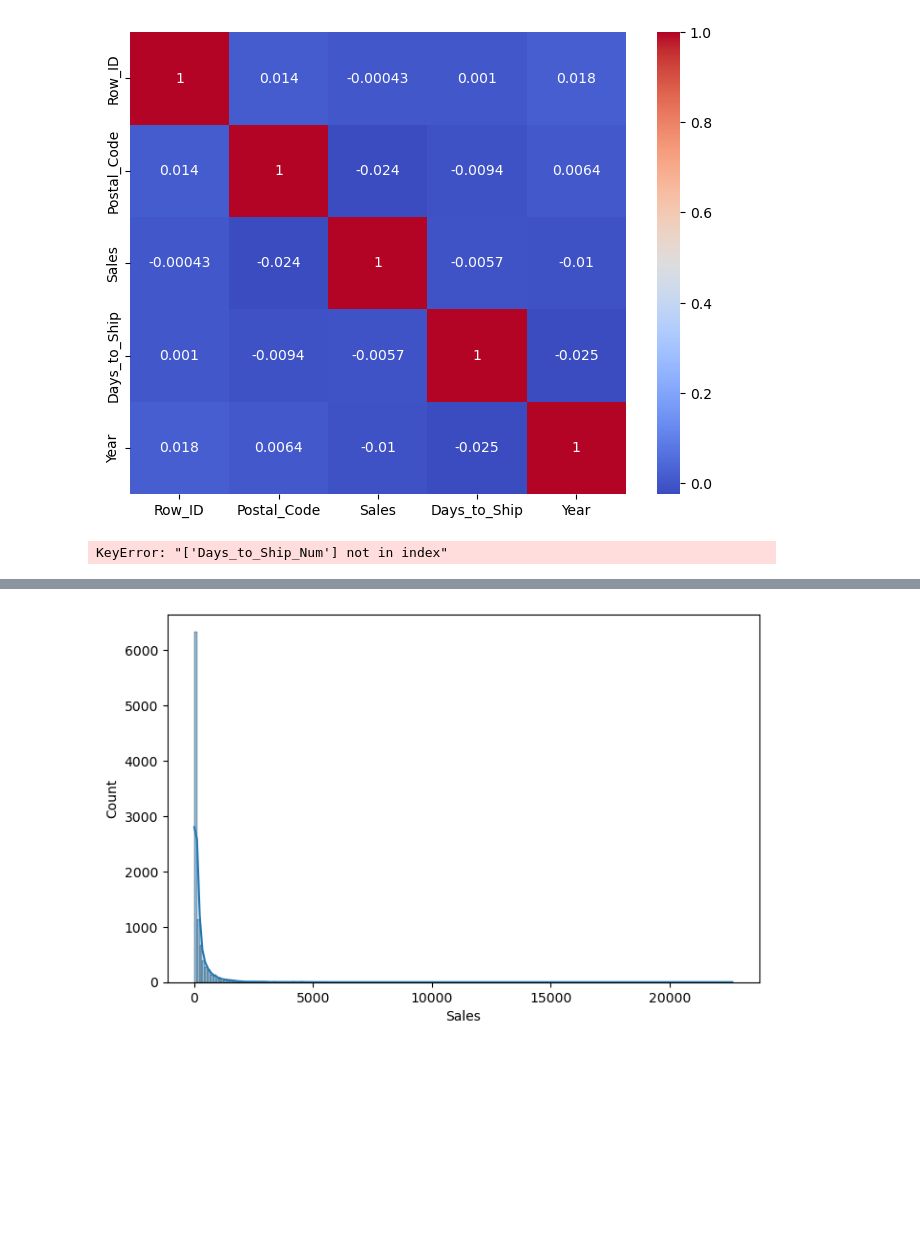
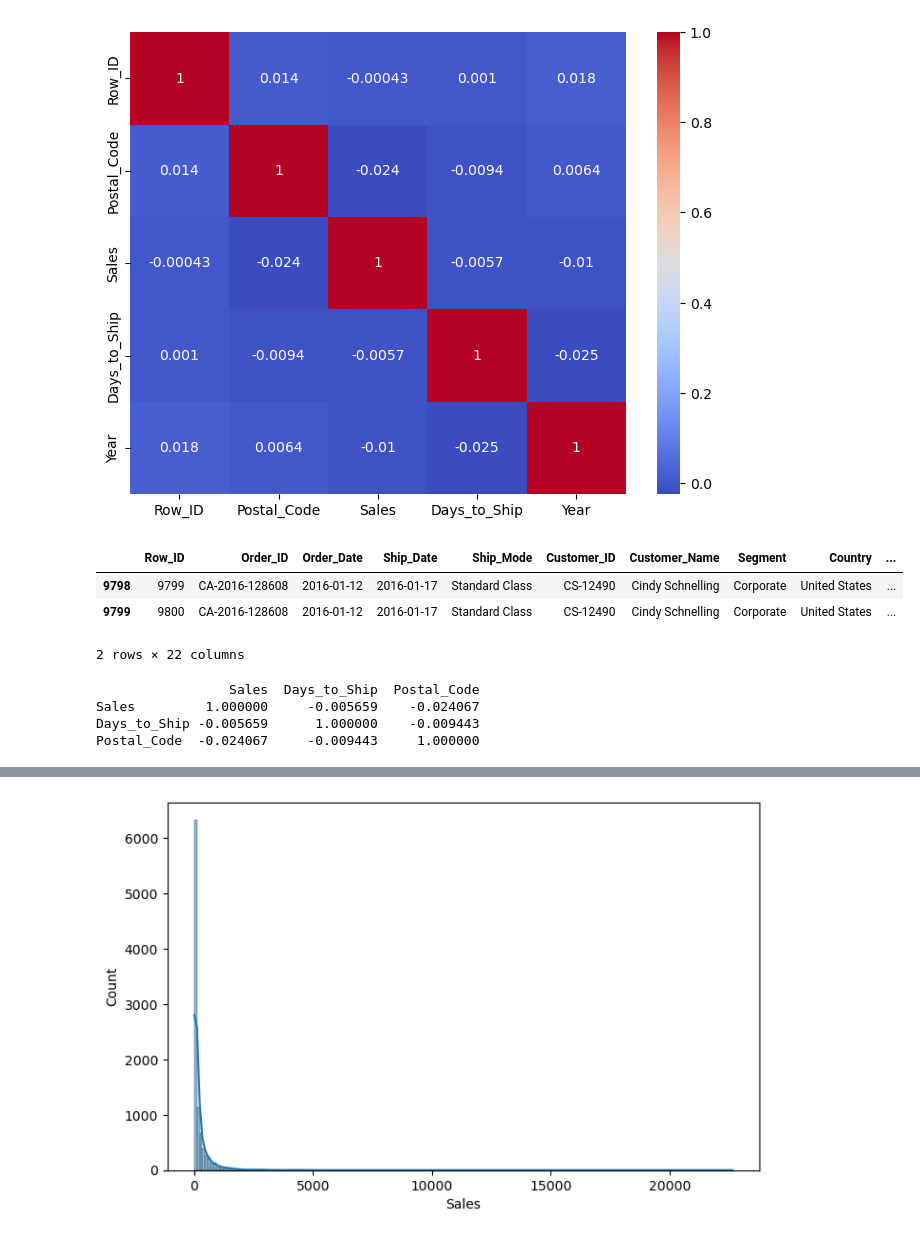
Before and after one commit to Ashishjoshi794/EDA-PROJECT, a Jupyter notebook: superstore dataset/superstore_final_dataset.ipynb, the cells around one changed output, grey strips where cells are left out. Drawn from its saved outputs; the diff is of its cells as text; code cells hidden in the pictures; blank space fills up the shorter version.

Commit message:
updated notebooks and data

```diff
--- a/superstore dataset/superstore_final_dataset.ipynb
+++ b/superstore dataset/superstore_final_dataset.ipynb
@@ -379,15 +379,25 @@ sns.heatmap(numeric.corr(), annot=True, cmap="coolwarm")
 plt.show()
 # %% [output]
 [figure]
+# %%
+data.tail(2)
+# %% [output]
+|  | Row_ID | Order_ID | Order_Date | Ship_Date | Ship_Mode | Customer_ID | Customer_Name | Segment | Country | ... |
+| 9798 | 9799 | CA-2016-128608 | 2016-01-12 | 2016-01-17 | Standard Class | CS-12490 | Cindy Schnelling | Corporate | United States | ... |
+| 9799 | 9800 | CA-2016-128608 | 2016-01-12 | 2016-01-17 | Standard Class | CS-12490 | Cindy Schnelling | Corporate | United States | ... |
+2 rows × 22 columns
 # %%
 # Select only numerical columns for correlation
-numerical_data = data[['Sales', 'Days_to_Ship_Num', 'Postal_Code']]
+numerical_data = data[['Sales', 'Days_to_Ship', 'Postal_Code']]
 
 # Calculate correlation matrix
 correlation_matrix = numerical_data.corr()
 print(correlation_matrix)
 # %% [output]
-KeyError: "['Days_to_Ship_Num'] not in index"
+                 Sales  Days_to_Ship  Postal_Code
+Sales         1.000000     -0.005659    -0.024067
+Days_to_Ship -0.005659      1.000000    -0.009443
+Postal_Code  -0.024067     -0.009443     1.000000
 # %%
 
 
```
Also changed, not shown: parts of 1 cell of this notebook, 2 other files.
